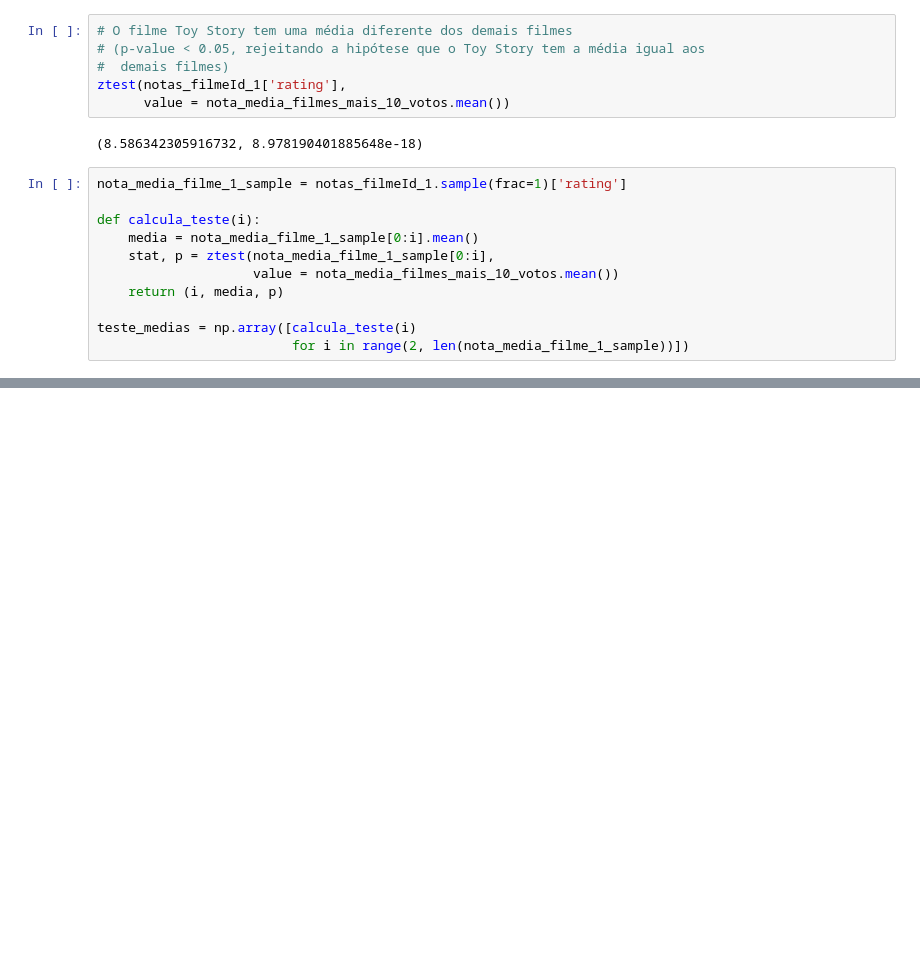
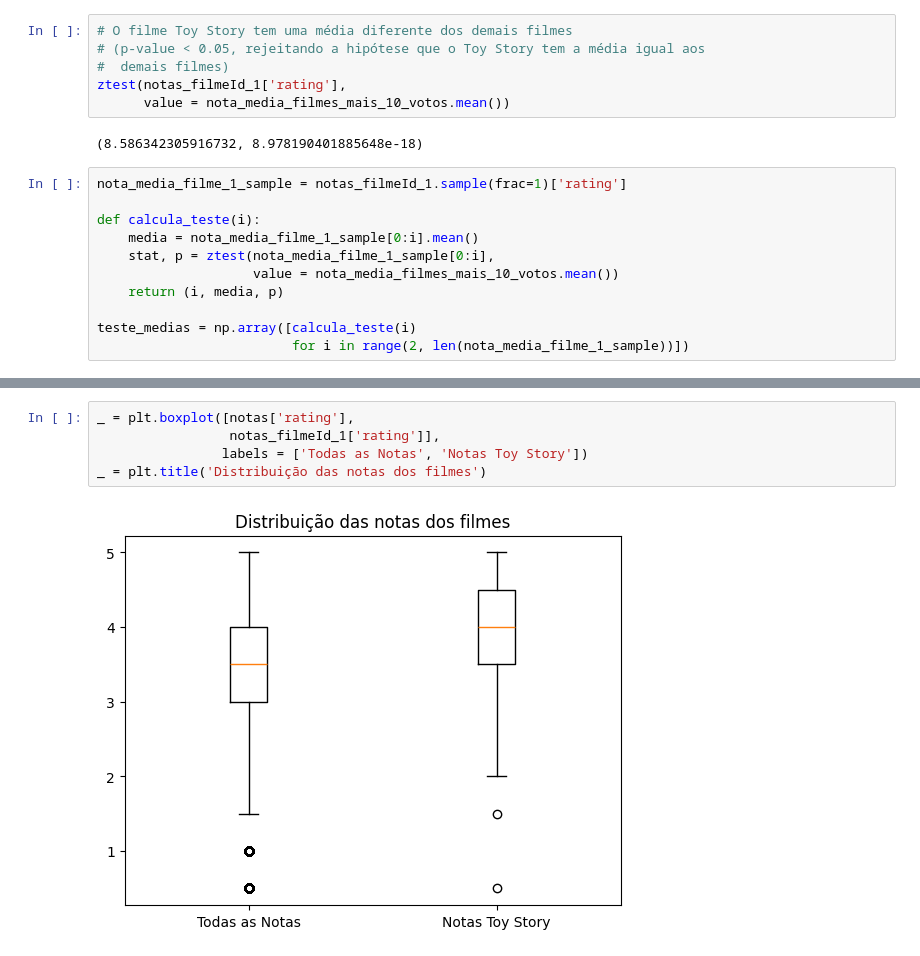
Before and after one commit to edupmon/alura, a Jupyter notebook: data-science/testes-estatisticos-python/introducao-testes.ipynb, the cells around one changed output, grey strips where cells are left out. Cells and saved outputs as stored; diff of their text form; blank space fills up the shorter version.

```diff
--- a/data-science/testes-estatisticos-python/introducao-testes.ipynb
+++ b/data-science/testes-estatisticos-python/introducao-testes.ipynb
@@ -346,0 +368,7 @@ plt.hlines(y = 0.05, xmin = 2, xmax = len(nota_media_filme_1_sample),
+# %%
+_ = plt.boxplot([notas['rating'],
+                 notas_filmeId_1['rating']],
+                labels = ['Todas as Notas', 'Notas Toy Story'])
+_ = plt.title('Distribuição das notas dos filmes')
+# %% [output]
+[figure, added]
```
Also changed, not shown: parts of 13 cells of this notebook.
